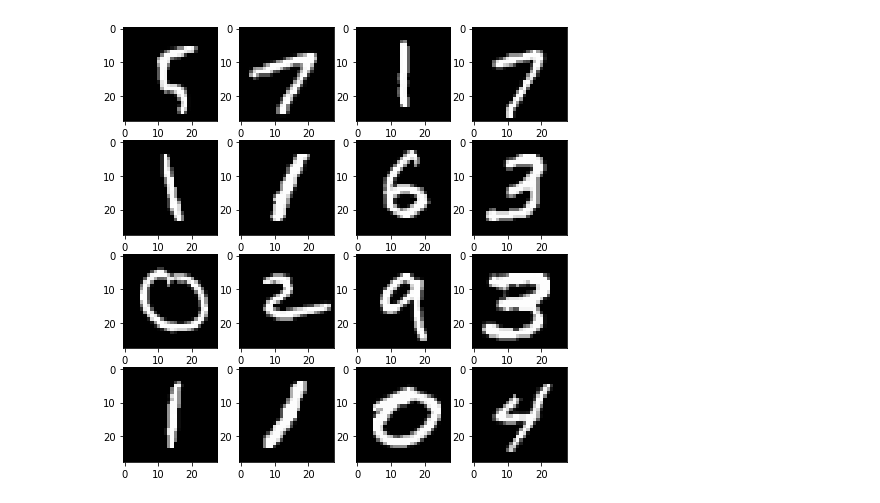
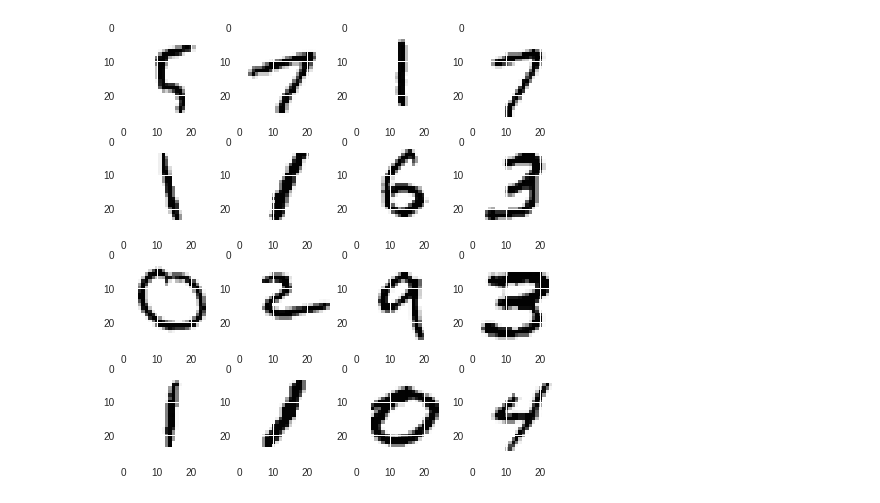
Before and after one commit to AashishVinayak/Deep-Learning, a Jupyter notebook: DCGAN/MNIST_GAN.ipynb, the cells around one changed output. Saved outputs shown, nothing was run; the diff lists cells and outputs as text; code cells hidden in the pictures.

```diff
--- a/DCGAN/MNIST_GAN.ipynb
+++ b/DCGAN/MNIST_GAN.ipynb
@@ -17,21 +19,21 @@ def mini_batch(X, size):
 # %%
 # importing dataset
 mnist = tf.keras.datasets.mnist
 (x_train, y_train), (x_test, y_test) = mnist.load_data()
 
 del(y_train, y_test)
 
 fig = plt.figure(figsize=(8,8))
 
 col = 4
 row = 4
 j = 0
 
 for i in range(1, row*col+1):
     fig.add_subplot(row, col, i)
-    plt.imshow(x_train[j+100], cmap='gray')
+    plt.imshow(x_train[j+100])
     j+=1
 plt.show()
 # %% [output]
-[figure, old version]
+[figure, new version]
 # %%
```
Also changed, not shown: parts of 9 cells of this notebook.
